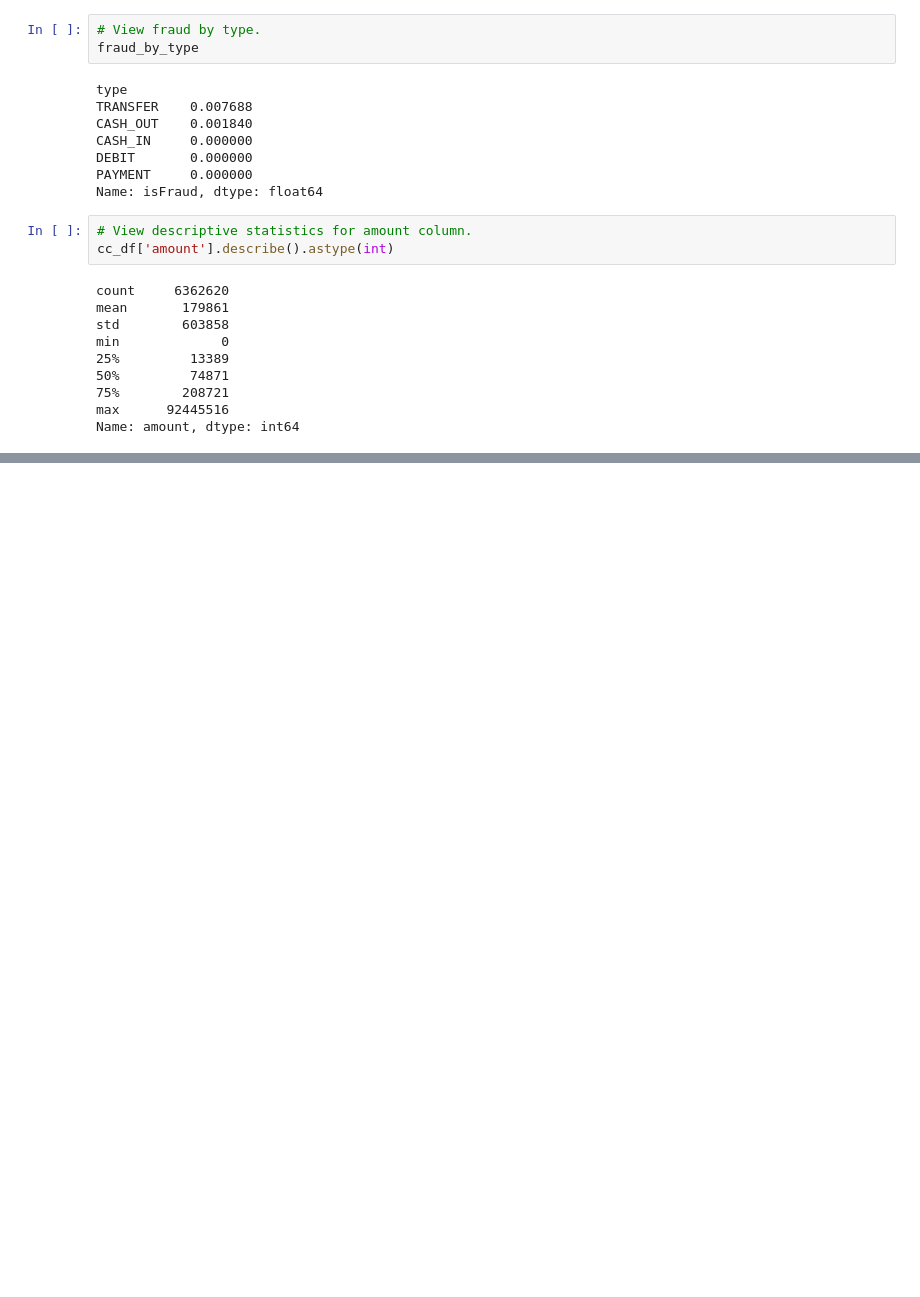
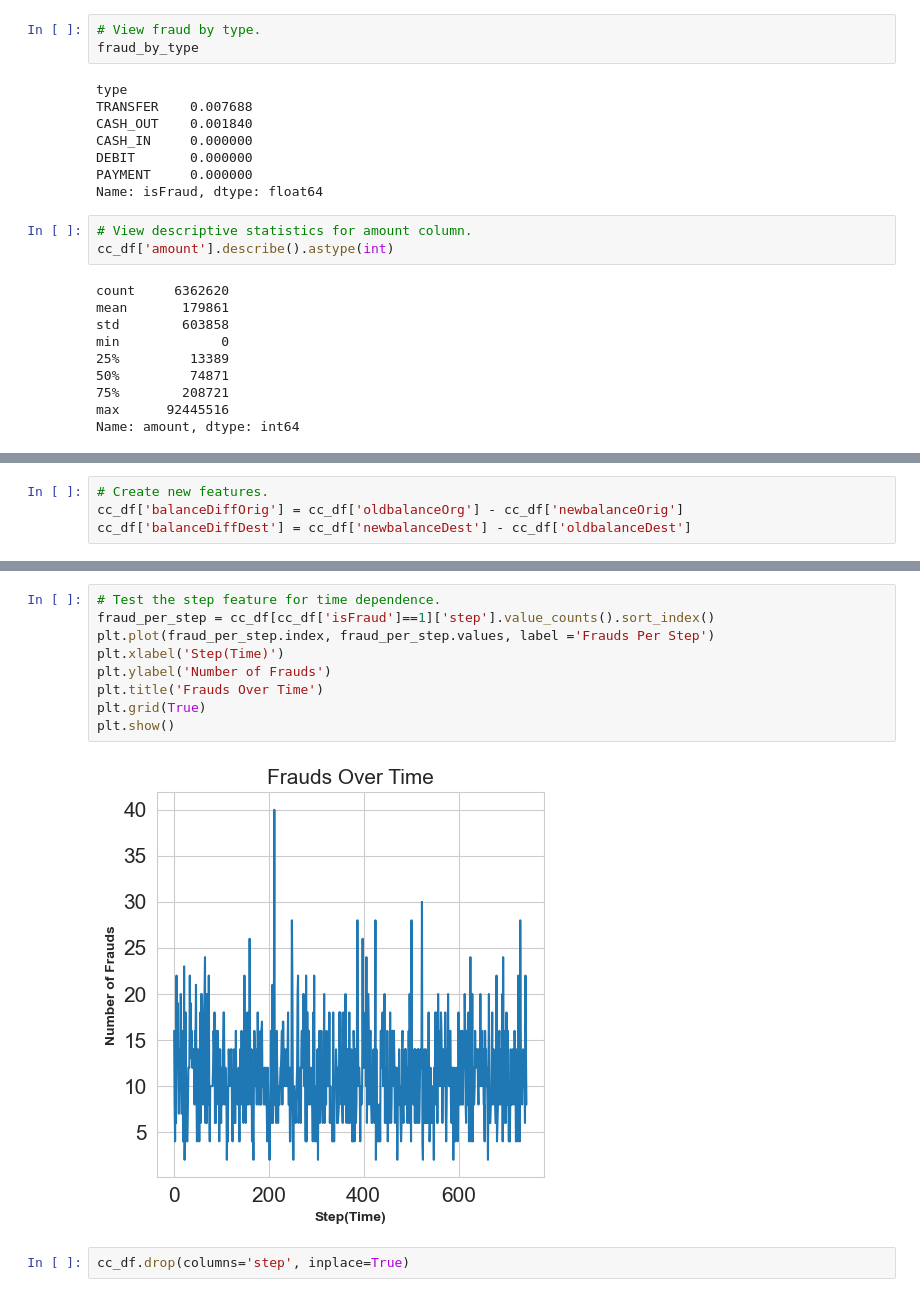
Before and after one commit to MWPerrineJr/my_portfolio, a Jupyter notebook: credit_card_fraud.ipynb, the cells around one changed output, grey strips where cells are left out. Saved outputs shown, nothing was run; the diff lists cells and outputs as text; blank space fills up the shorter version.

```diff
--- a/credit_card_fraud.ipynb
+++ b/credit_card_fraud.ipynb
@@ -145,3 +147,7 @@ plt.xlabel('Amount vs isFraud(filtered under 50k)')
 plt.show()
 # %% [output]
 [figure]
+# %%
+# Create new features.
+cc_df['balanceDiffOrig'] = cc_df['oldbalanceOrg'] - cc_df['newbalanceOrig']
+cc_df['balanceDiffDest'] = cc_df['newbalanceDest'] - cc_df['oldbalanceDest']
@@ -147,0 +171,13 @@ plt.show()
+# %%
+# Test the step feature for time dependence.
+fraud_per_step = cc_df[cc_df['isFraud']==1]['step'].value_counts().sort_index()
+plt.plot(fraud_per_step.index, fraud_per_step.values, label ='Frauds Per Step')
+plt.xlabel('Step(Time)')
+plt.ylabel('Number of Frauds')
+plt.title('Frauds Over Time')
+plt.grid(True)
+plt.show()
+# %% [output]
+[figure, added]
+# %%
+cc_df.drop(columns='step', inplace=True)
```
Also changed, not shown: parts of 14 cells of this notebook.
